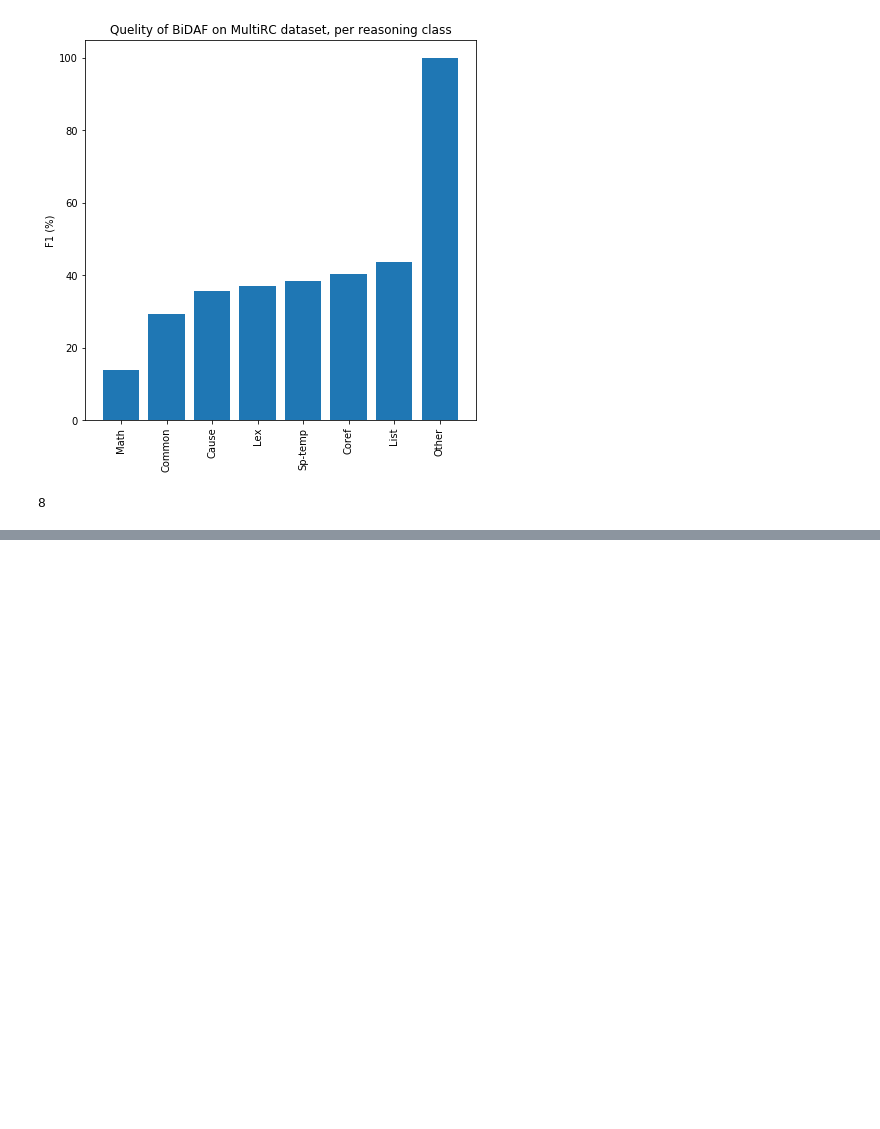
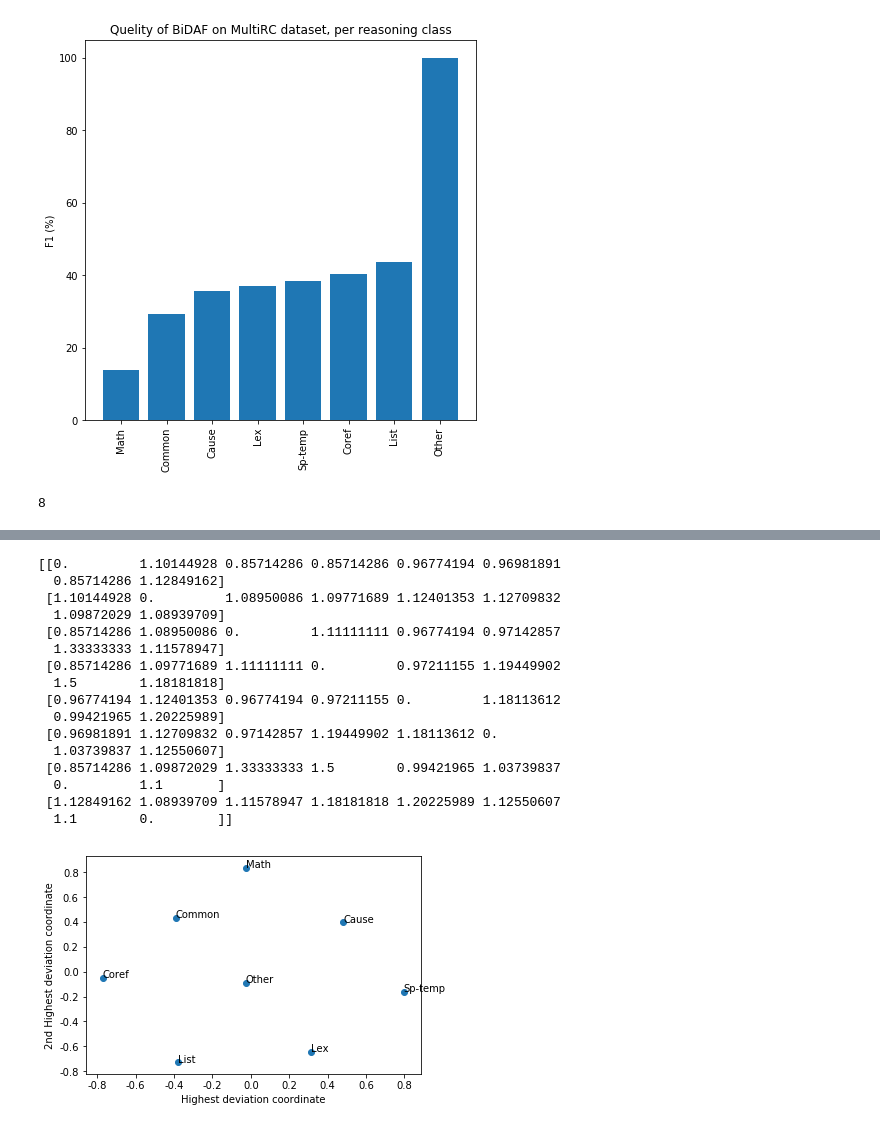
Before and after one commit to danyaljj/allennlp, a Jupyter notebook: analysis_multirc.ipynb, the cells around one changed output, grey strips where cells are left out. Cells and saved outputs as stored; diff of their text form; code cells hidden in the pictures; blank space fills up the shorter version.

```diff
--- a/analysis_multirc.ipynb
+++ b/analysis_multirc.ipynb
@@ -217,0 +366,39 @@ len(unique_reasoning_types)
+# %%
+# Enforce triangle inequality
+from scipy.sparse.csgraph import shortest_path
+
+# dissimalrity = accuracy_table
+#distanceMatrix = dissimalrity+0.5*np.eye(dissimalrity.shape[0], dissimalrity.shape[1])
+distanceMatrix = accuracy_table # - np.ones(distanceMatrix.shape)
+pathDistance=shortest_path(2*distanceMatrix)
+print(pathDistance)
+
+from sklearn.manifold import MDS
+import matplotlib.pyplot as plt
+mds=MDS(n_components=2,dissimilarity="precomputed", random_state=4)
+emb=mds.fit_transform(pathDistance)
+fig, ax = plt.subplots()
+ax.scatter(emb[:,0],emb[:,1])
+ax.set_xlabel("Highest deviation coordinate")
+ax.set_ylabel("2nd Highest deviation coordinate")
+for i, txt in enumerate(unique_types111):
+    ax.annotate(txt, (emb[i,0],emb[i,1]))
+plt.show()
+# %% [output]
+[[0.         1.10144928 0.85714286 0.85714286 0.96774194 0.96981891
+  0.85714286 1.12849162]
+ [1.10144928 0.         1.08950086 1.09771689 1.12401353 1.12709832
+  1.09872029 1.08939709]
+ [0.85714286 1.08950086 0.         1.11111111 0.96774194 0.97142857
+  1.33333333 1.11578947]
+ [0.85714286 1.09771689 1.11111111 0.         0.97211155 1.19449902
+  1.5        1.18181818]
+ [0.96774194 1.12401353 0.96774194 0.97211155 0.         1.18113612
+  0.99421965 1.20225989]
+ [0.96981891 1.12709832 0.97142857 1.19449902 1.18113612 0.
+  1.03739837 1.12550607]
+ [0.85714286 1.09872029 1.33333333 1.5        0.99421965 1.03739837
+  0.         1.1       ]
+ [1.12849162 1.08939709 1.11578947 1.18181818 1.20225989 1.12550607
+  1.1        0.        ]]
+[figure, added]
```
Also changed, not shown: parts of 11 cells of this notebook, 5 other files.
